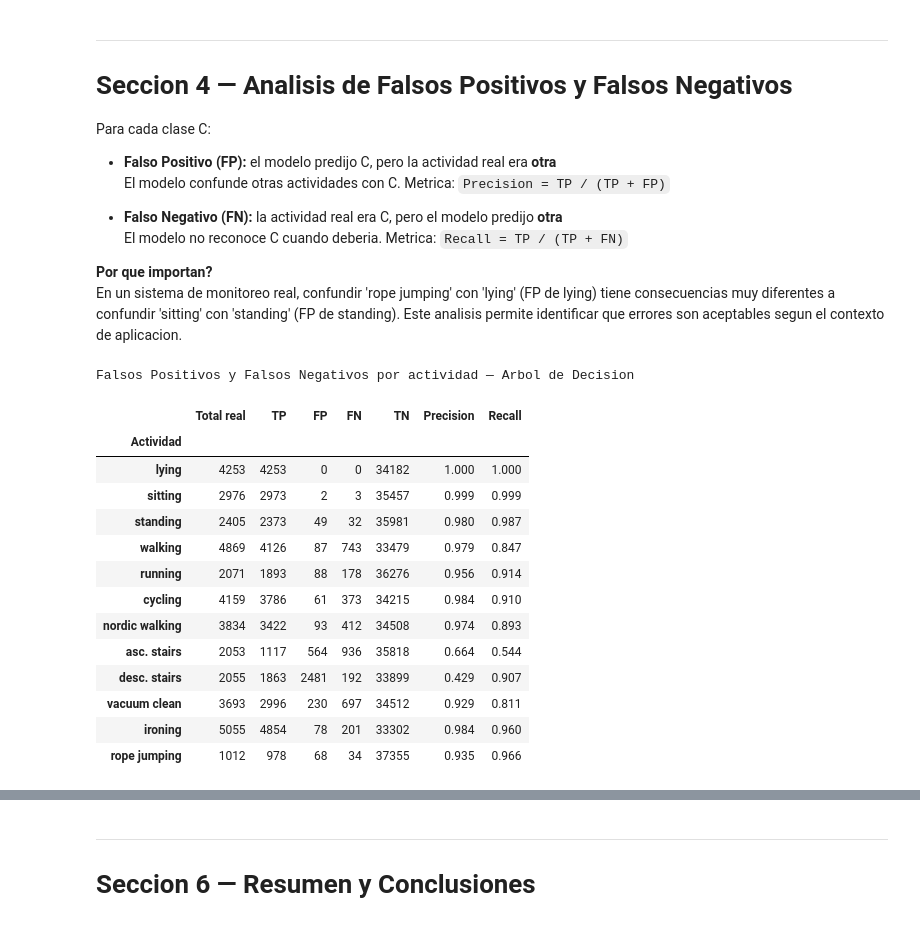
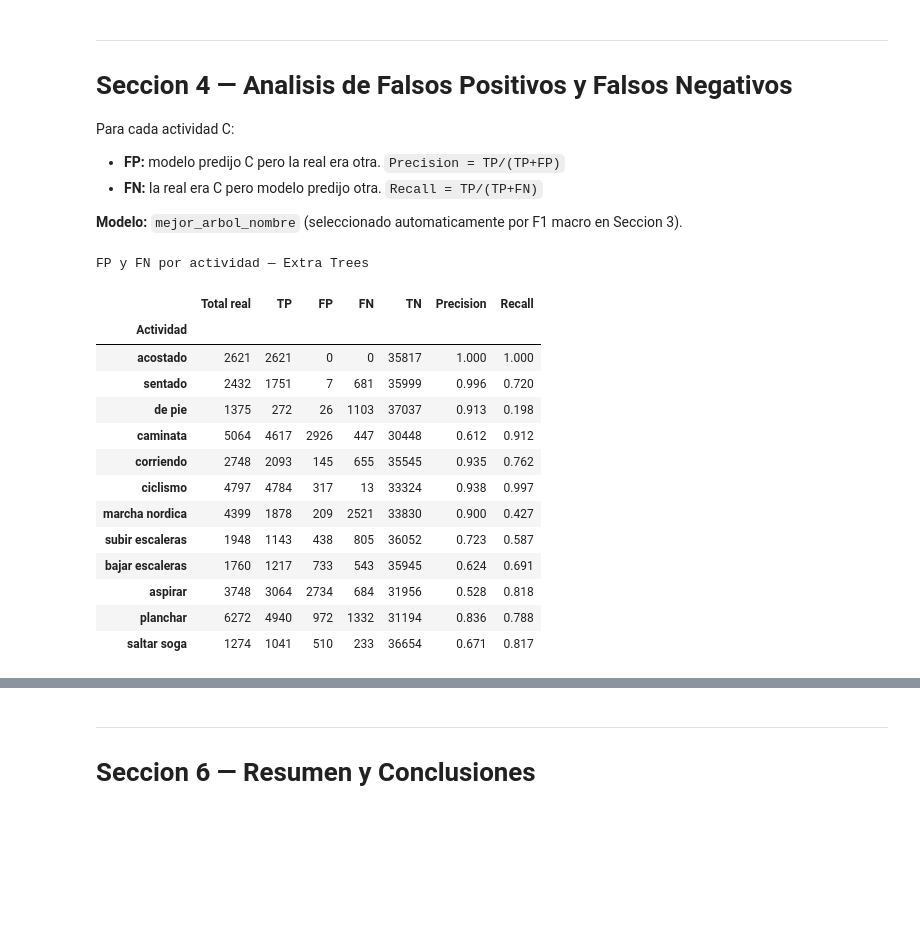
Before and after one commit to FrancoRecalde/TP_CD, a Jupyter notebook: notebooks/02_Modelado2.ipynb, the cells around one changed output, grey strips where cells are left out. Saved outputs shown, nothing was run; the diff lists cells and outputs as text; code cells hidden in the pictures; blank space fills up the shorter version.

```diff
--- a/notebooks/02_Modelado2.ipynb
+++ b/notebooks/02_Modelado2.ipynb
@@ -552,67 +742,52 @@ pecho_magneto_x       0.0061
 ---
 # Seccion 4 — Analisis de Falsos Positivos y Falsos Negativos
 
-Para cada clase C:
+Para cada actividad C:
+- **FP:** modelo predijo C pero la real era otra. `Precision = TP/(TP+FP)`
+- **FN:** la real era C pero modelo predijo otra. `Recall = TP/(TP+FN)`
 
-- **Falso Positivo (FP):** el modelo predijo C, pero la actividad real era **otra**
-  El modelo confunde otras actividades con C. Metrica: `Precision = TP / (TP + FP)`
-
-- **Falso Negativo (FN):** la actividad real era C, pero el modelo predijo **otra**
-  El modelo no reconoce C cuando deberia. Metrica: `Recall = TP / (TP + FN)`
-
-**Por que importan?**
-En un sistema de monitoreo real, confundir 'rope jumping' con 'lying' (FP de lying) tiene consecuencias
-muy diferentes a confundir 'sitting' con 'standing' (FP de standing). Este analisis permite identificar
-que errores son aceptables segun el contexto de aplicacion.
+**Modelo:** `mejor_arbol_nombre` (seleccionado automaticamente por F1 macro en Seccion 3).
 # %%
 y_test_arr = y_test_act.values
-y_pred_arr = y_pred_dt
+y_pred_arr = mejor_arbol['y_pred']
 
 fp_fn_rows = []
 for act_id in h_labels:
-    act_name  = ACTIVIDAD_MAP.get(act_id, str(act_id))
     mask_real = (y_test_arr == act_id)
     mask_pred = (y_pred_arr == act_id)
-
     tp = int(np.sum( mask_real &  mask_pred))
     fp = int(np.sum(~mask_real &  mask_pred))
     fn = int(np.sum( mask_real & ~mask_pred))
     tn = int(np.sum(~mask_real & ~mask_pred))
-
-    precision = tp / (tp + fp) if (tp + fp) > 0 else 0.0
-    recall    = tp / (tp + fn) if (tp + fn) > 0 else 0.0
-
-    fp_fn_rows.append({
-        'Actividad':  act_name,
-        'Total real': int(mask_real.sum()),
-        'TP': tp,  'FP': fp,  'FN': fn,  'TN': tn,
-        'Precision':  round(precision, 3),
-        'Recall':     round(recall, 3)
-    })
+    prec   = tp / (tp + fp) if (tp + fp) > 0 else 0.0
+    recall = tp / (tp + fn) if (tp + fn) > 0 else 0.0
+    fp_fn_rows.append({'Actividad': ACTIVIDAD_MAP.get(act_id, str(act_id)),
+                        'Total real': int(mask_real.sum()),
+                        'TP': tp, 'FP': fp, 'FN': fn, 'TN': tn,
+                        'Precision': round(prec, 3), 'Recall': round(recall, 3)})
 
 fp_fn_df = pd.DataFrame(fp_fn_rows).set_index('Actividad')
-
 display(
     fp_fn_df.style
     .format({'Precision': '{:.3f}', 'Recall': '{:.3f}'})
     .background_gradient(subset=['FP', 'FN'], cmap='Reds')
-    .set_caption('Falsos Positivos y Falsos Negativos por actividad — Arbol de Decision')
+    .set_caption(f'FP y FN por actividad — {mejor_arbol_nombre}')
 )
 # %% [output]
-Falsos Positivos y Falsos Negativos por actividad — Arbol de Decision
+FP y FN por actividad — Extra Trees
 |  | Total real | TP | FP | FN | TN | Precision | Recall |
 | Actividad |  |  |  |  |  |  |  |
-| lying | 4253 | 4253 | 0 | 0 | 34182 | 1.000 | 1.000 |
-| sitting | 2976 | 2973 | 2 | 3 | 35457 | 0.999 | 0.999 |
-| standing | 2405 | 2373 | 49 | 32 | 35981 | 0.980 | 0.987 |
-| walking | 4869 | 4126 | 87 | 743 | 33479 | 0.979 | 0.847 |
-| running | 2071 | 1893 | 88 | 178 | 36276 | 0.956 | 0.914 |
-| cycling | 4159 | 3786 | 61 | 373 | 34215 | 0.984 | 0.910 |
-| nordic walking | 3834 | 3422 | 93 | 412 | 34508 | 0.974 | 0.893 |
-| asc. stairs | 2053 | 1117 | 564 | 936 | 35818 | 0.664 | 0.544 |
-| desc. stairs | 2055 | 1863 | 2481 | 192 | 33899 | 0.429 | 0.907 |
-| vacuum clean | 3693 | 2996 | 230 | 697 | 34512 | 0.929 | 0.811 |
-| ironing | 5055 | 4854 | 78 | 201 | 33302 | 0.984 | 0.960 |
-| rope jumping | 1012 | 978 | 68 | 34 | 37355 | 0.935 | 0.966 |
+| acostado | 2621 | 2621 | 0 | 0 | 35817 | 1.000 | 1.000 |
+| sentado | 2432 | 1751 | 7 | 681 | 35999 | 0.996 | 0.720 |
+| de pie | 1375 | 272 | 26 | 1103 | 37037 | 0.913 | 0.198 |
+| caminata | 5064 | 4617 | 2926 | 447 | 30448 | 0.612 | 0.912 |
+| corriendo | 2748 | 2093 | 145 | 655 | 35545 | 0.935 | 0.762 |
+| ciclismo | 4797 | 4784 | 317 | 13 | 33324 | 0.938 | 0.997 |
+| marcha nordica | 4399 | 1878 | 209 | 2521 | 33830 | 0.900 | 0.427 |
+| subir escaleras | 1948 | 1143 | 438 | 805 | 36052 | 0.723 | 0.587 |
+| bajar escaleras | 1760 | 1217 | 733 | 543 | 35945 | 0.624 | 0.691 |
+| aspirar | 3748 | 3064 | 2734 | 684 | 31956 | 0.528 | 0.818 |
+| planchar | 6272 | 4940 | 972 | 1332 | 31194 | 0.836 | 0.788 |
+| saltar soga | 1274 | 1041 | 510 | 233 | 36654 | 0.671 | 0.817 |
 # %%
 fig, ax = plt.subplots(figsize=(13, 6))
```
Also changed, not shown: parts of 51 cells of this notebook, 11 other files.
